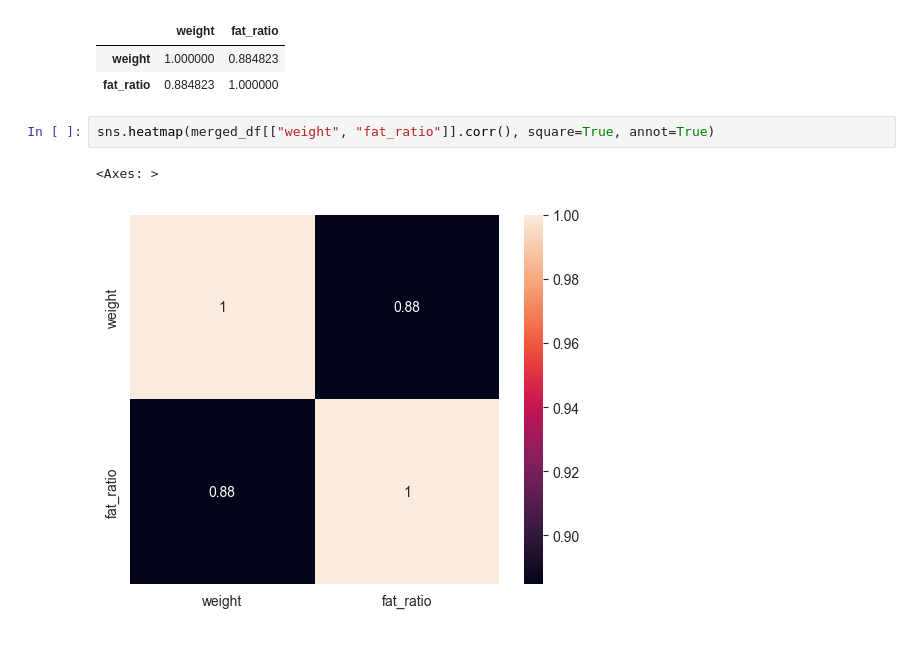
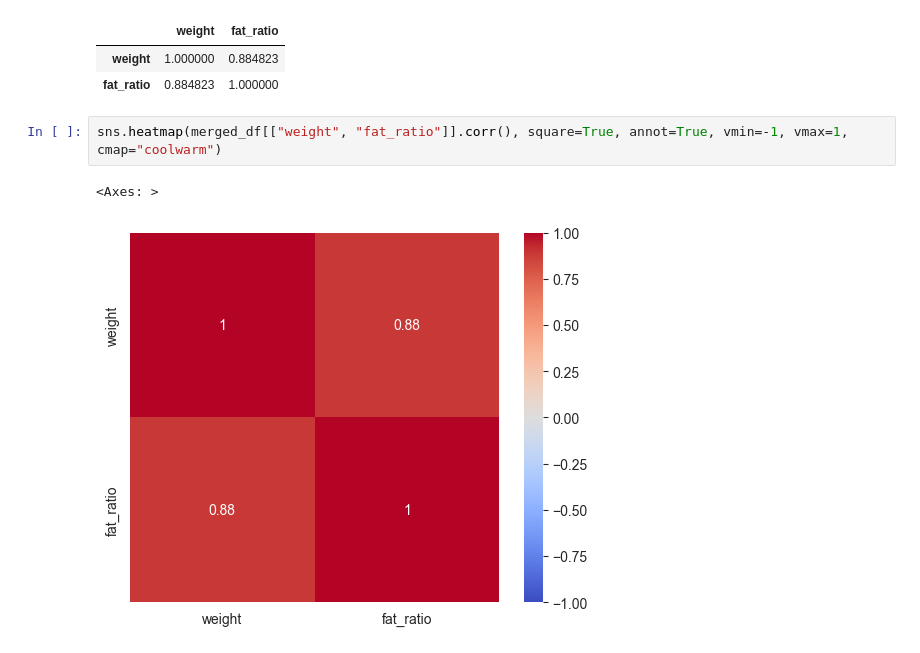
Before and after one commit to baibai25/analyze_apple_healthcare_data, a Jupyter notebook: notebooks/02_eda_omron_data.ipynb, the cells around one changed output. Saved outputs shown, nothing was run; the diff lists cells and outputs as text.

```diff
--- a/notebooks/02_eda_omron_data.ipynb
+++ b/notebooks/02_eda_omron_data.ipynb
@@ -100,7 +99,7 @@ merged_df[["weight", "fat_ratio"]].corr()
 | weight | 1.000000 | 0.884823 |
 | fat_ratio | 0.884823 | 1.000000 |
 # %%
-sns.heatmap(merged_df[["weight", "fat_ratio"]].corr(), square=True, annot=True)
+sns.heatmap(merged_df[["weight", "fat_ratio"]].corr(), square=True, annot=True, vmin=-1, vmax=1, cmap="coolwarm")
 # %% [output]
 <Axes: >
-[figure, old version]
+[figure, new version]
```
Also changed, not shown: parts of 2 cells of this notebook, 3 other files.
